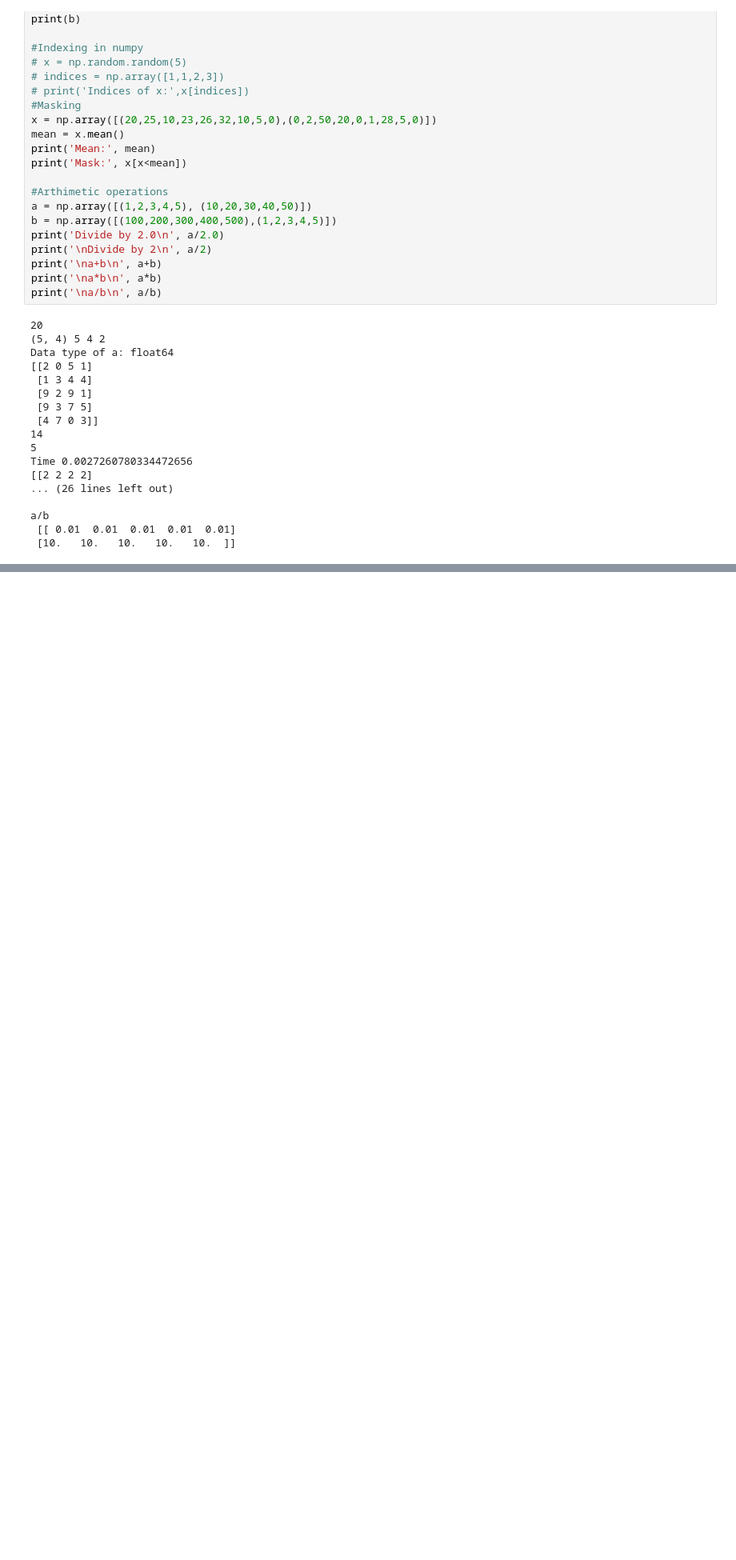
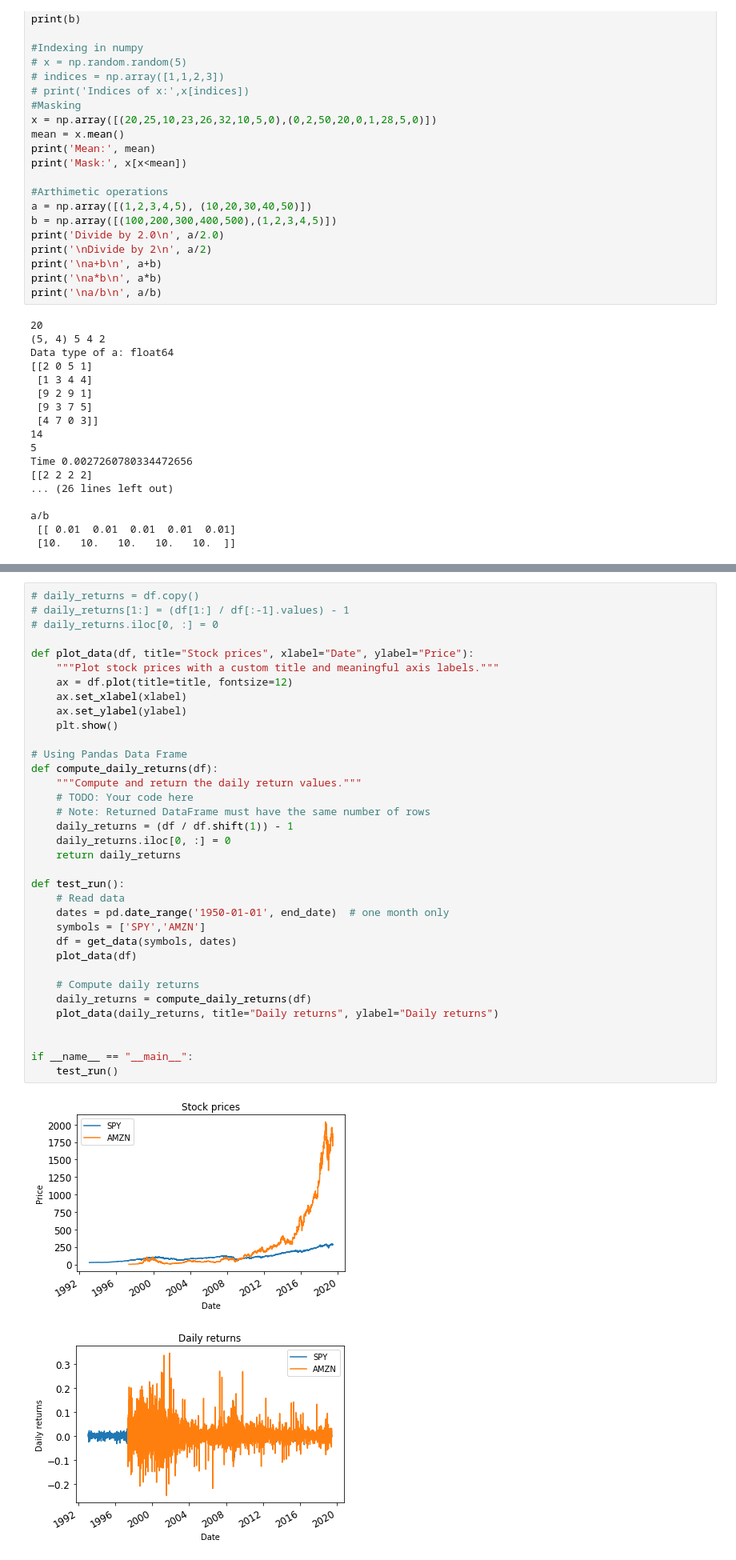
Before and after one commit to MountEverest75/MachineLearningStockTrading, a Jupyter notebook: src/ReadingAndPlottingStockData.ipynb, the cells around one changed output, grey strips where cells are left out. Shown at 80% size. Cells and saved outputs as stored; diff of their text form; blank space fills up the shorter version.

Commit message:
chore:added rolling statistical analysis and returns analysis

```diff
--- a/src/ReadingAndPlottingStockData.ipynb
+++ b/src/ReadingAndPlottingStockData.ipynb
@@ -488,0 +666,38 @@ a/b
+# %%
+# daily_returns = df.copy()
+# daily_returns[1:] = (df[1:] / df[:-1].values) - 1
+# daily_returns.iloc[0, :] = 0
+
+def plot_data(df, title="Stock prices", xlabel="Date", ylabel="Price"):
+    """Plot stock prices with a custom title and meaningful axis labels."""
+    ax = df.plot(title=title, fontsize=12)
+    ax.set_xlabel(xlabel)
+    ax.set_ylabel(ylabel)
+    plt.show()
+
+# Using Pandas Data Frame
+def compute_daily_returns(df):
+    """Compute and return the daily return values."""
+    # TODO: Your code here
+    # Note: Returned DataFrame must have the same number of rows
+    daily_returns = (df / df.shift(1)) - 1
+    daily_returns.iloc[0, :] = 0
+    return daily_returns
+
+def test_run():
+    # Read data
+    dates = pd.date_range('1950-01-01', end_date)  # one month only
+    symbols = ['SPY','AMZN']
+    df = get_data(symbols, dates)
+    plot_data(df)
+
+    # Compute daily returns
+    daily_returns = compute_daily_returns(df)
+    plot_data(daily_returns, title="Daily returns", ylabel="Daily returns")
+
+
+if __name__ == "__main__":
+    test_run()
+# %% [output]
+[figure, added]
+[figure, added]
```
Also changed, not shown: parts of 7 cells of this notebook.
